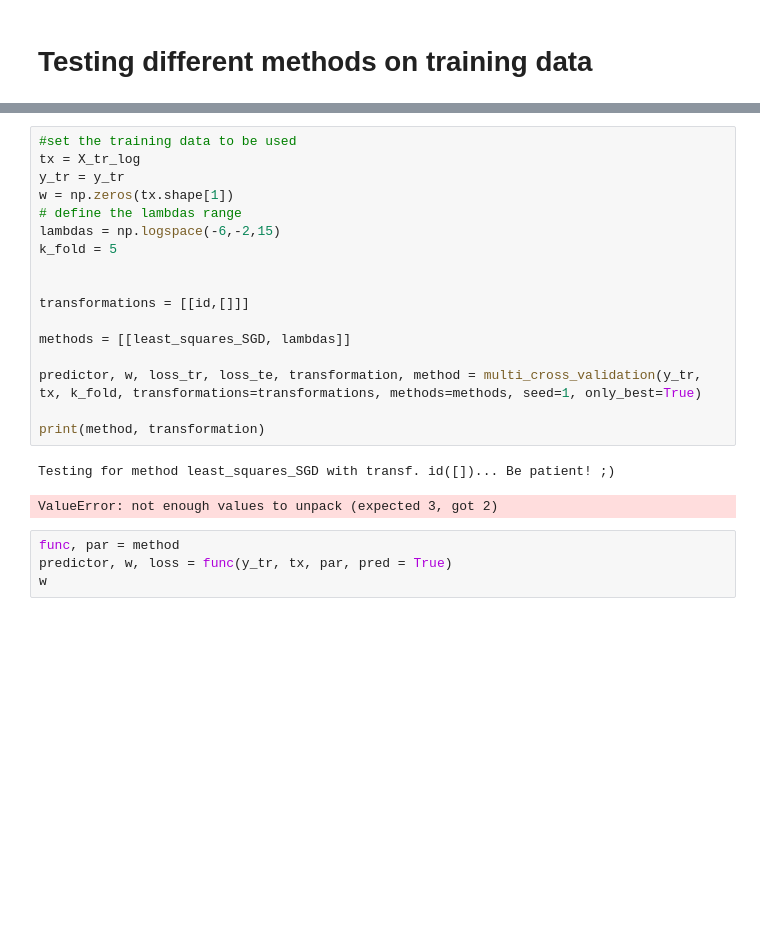
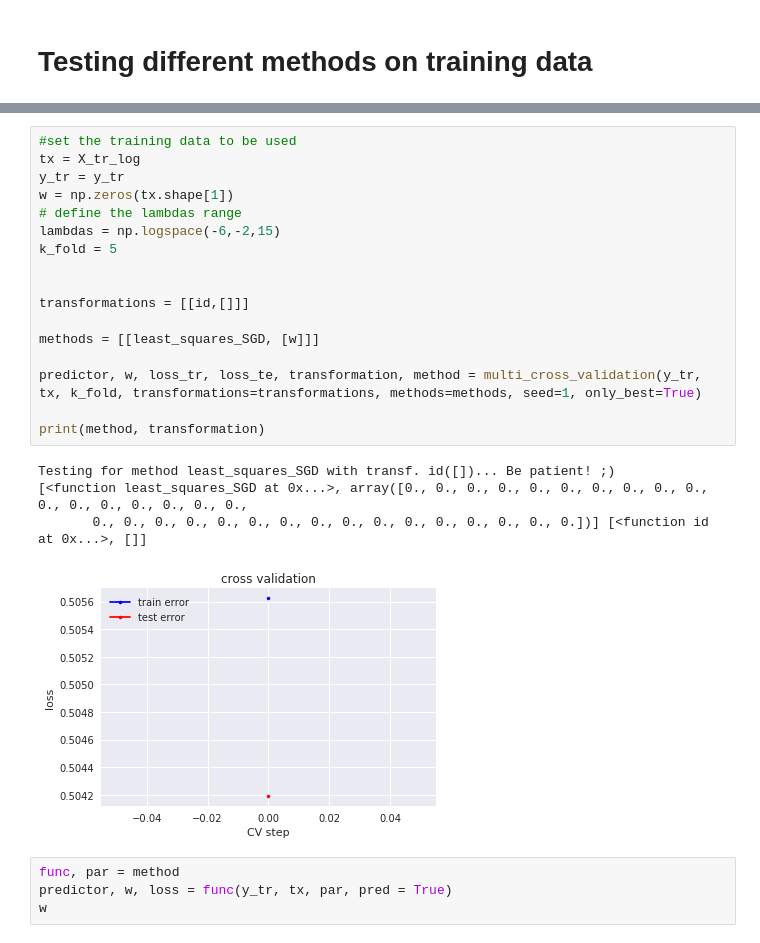
Before and after one commit to dufourc1/ML_CS433_project1, a Jupyter notebook: src/Result_Generation.ipynb, the cells around one changed output, grey strips where cells are left out. Drawn from its saved outputs; the diff is of its cells as text; blank space fills up the shorter version.

```diff
--- a/src/Result_Generation.ipynb
+++ b/src/Result_Generation.ipynb
@@ -142,23 +166,25 @@ ValueError: operands could not be broadcast together with shapes (200000,) (2000
 # %%
 #set the training data to be used
 tx = X_tr_log
 y_tr = y_tr
 w = np.zeros(tx.shape[1])
 # define the lambdas range
 lambdas = np.logspace(-6,-2,15)
 k_fold = 5
 
 
 transformations = [[id,[]]]
 
-methods = [[least_squares_SGD, lambdas]]
+methods = [[least_squares_SGD, [w]]]
 
 predictor, w, loss_tr, loss_te, transformation, method = multi_cross_validation(y_tr, tx, k_fold, transformations=transformations, methods=methods, seed=1, only_best=True)
 
 print(method, transformation)
 # %% [output]
 Testing for method least_squares_SGD with transf. id([])... Be patient! ;)
+[<function least_squares_SGD at 0x...>, array([0., 0., 0., 0., 0., 0., 0., 0., 0., 0., 0., 0., 0., 0., 0., 0., 0.,
+       0., 0., 0., 0., 0., 0., 0., 0., 0., 0., 0., 0., 0., 0., 0., 0.])] [<function id at 0x...>, []]
-ValueError: not enough values to unpack (expected 3, got 2)
+[figure, added]
 # %%
 func, par = method
 predictor, w, loss = func(y_tr, tx, par, pred = True)
```
Also changed, not shown: parts of 6 cells of this notebook, 3 other files.
